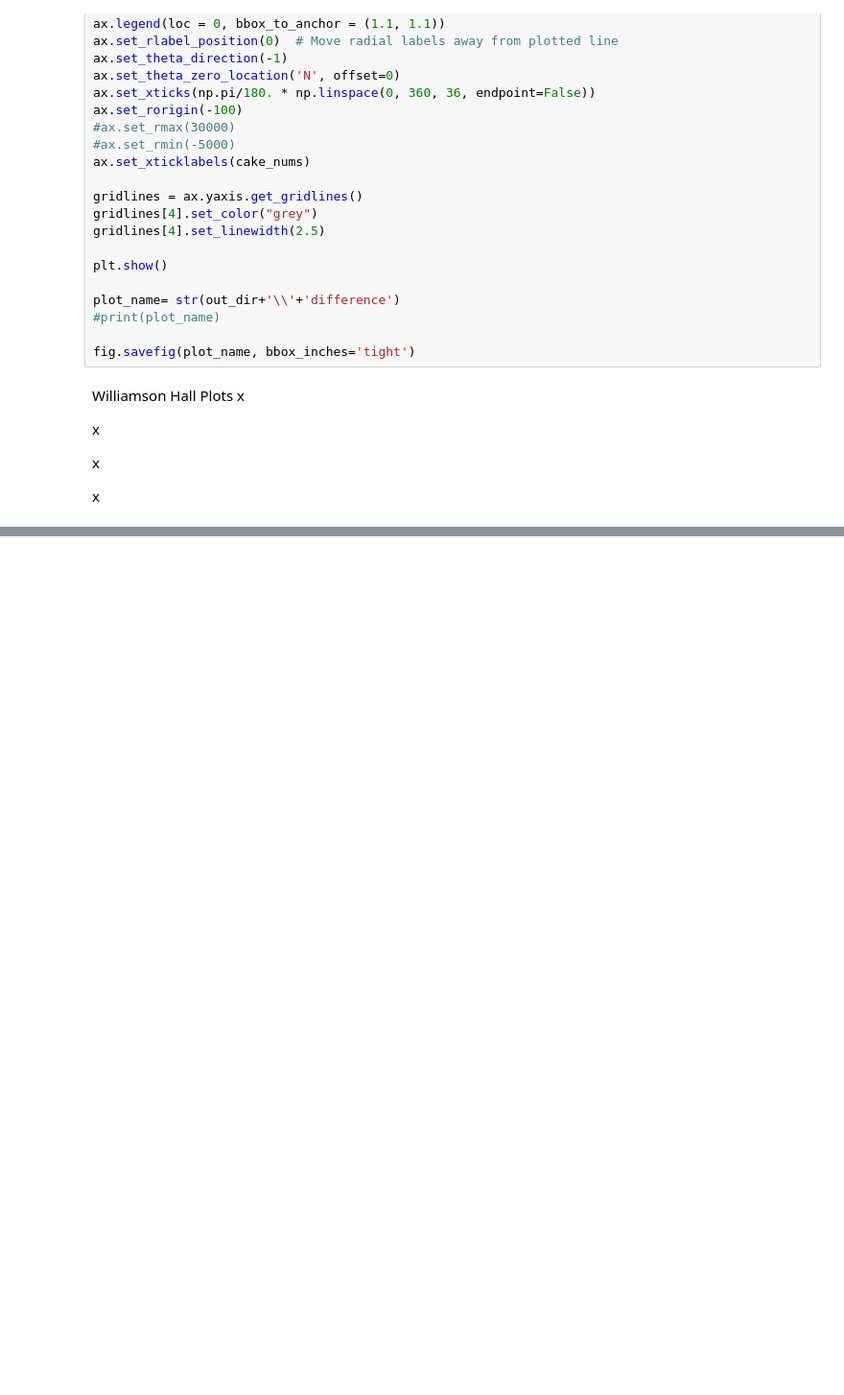
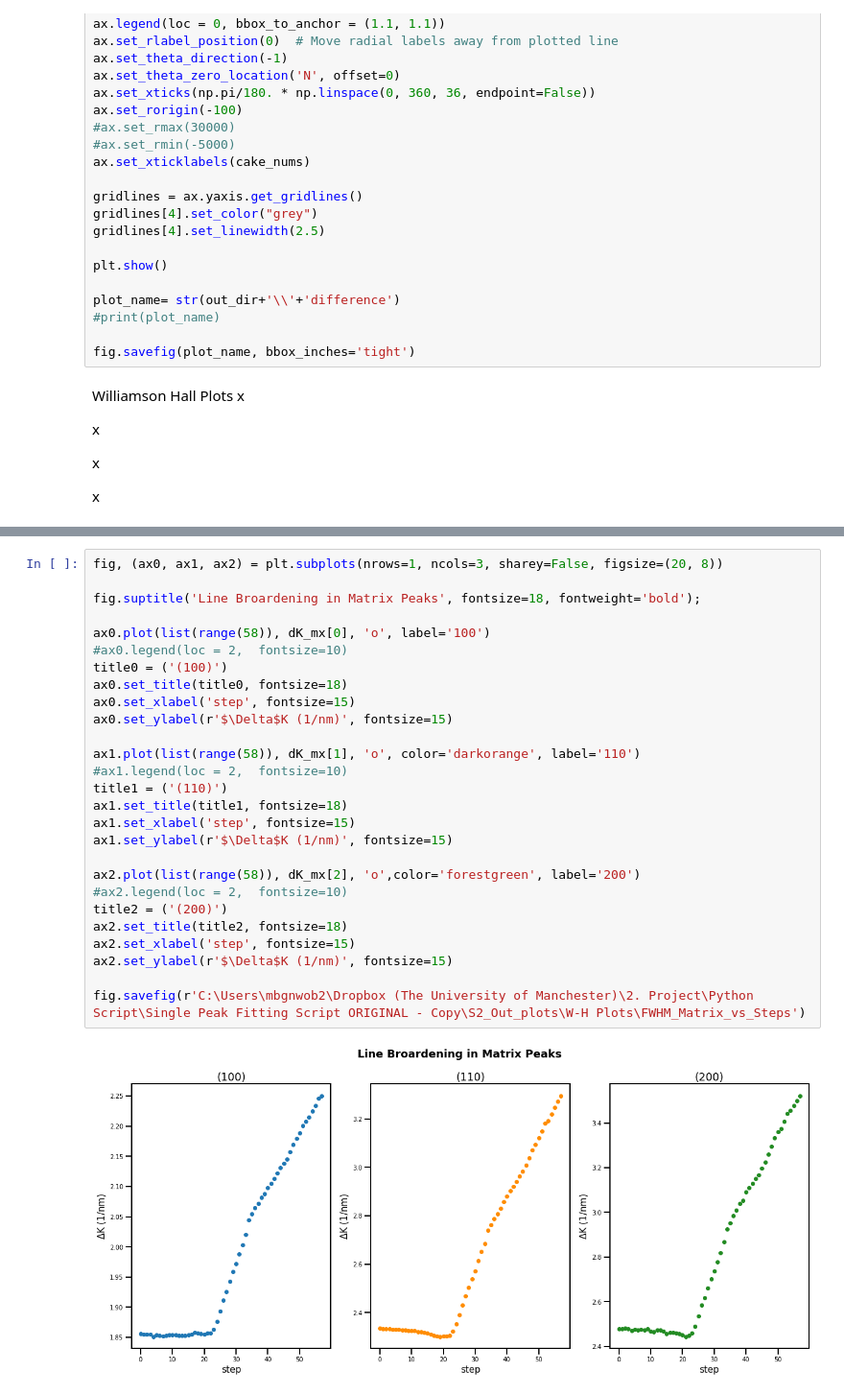
Before and after one commit to Mats-Student-Olie/Double-Peak-Fit, a Jupyter notebook: Compare Strain Across Cakes.ipynb, the cells around one changed output, grey strips where cells are left out. Shown at 96% size. Cells and saved outputs as stored; diff of their text form; blank space fills up the shorter version.

```diff
--- a/Compare Strain Across Cakes.ipynb
+++ b/Compare Strain Across Cakes.ipynb
@@ -1238,0 +1262,29 @@ plt.plot()
+# %%
+fig, (ax0, ax1, ax2) = plt.subplots(nrows=1, ncols=3, sharey=False, figsize=(20, 8))
+
+fig.suptitle('Line Broardening in Matrix Peaks', fontsize=18, fontweight='bold');
+
+ax0.plot(list(range(58)), dK_mx[0], 'o', label='100')
+#ax0.legend(loc = 2,  fontsize=10)
+title0 = ('(100)')
+ax0.set_title(title0, fontsize=18)
+ax0.set_xlabel('step', fontsize=15)
+ax0.set_ylabel(r'$\Delta$K (1/nm)', fontsize=15)
+
+ax1.plot(list(range(58)), dK_mx[1], 'o', color='darkorange', label='110')
+#ax1.legend(loc = 2,  fontsize=10)
+title1 = ('(110)')
+ax1.set_title(title1, fontsize=18)
+ax1.set_xlabel('step', fontsize=15)
+ax1.set_ylabel(r'$\Delta$K (1/nm)', fontsize=15)
+
+ax2.plot(list(range(58)), dK_mx[2], 'o',color='forestgreen', label='200')
+#ax2.legend(loc = 2,  fontsize=10)
+title2 = ('(200)')
+ax2.set_title(title2, fontsize=18)
+ax2.set_xlabel('step', fontsize=15)
+ax2.set_ylabel(r'$\Delta$K (1/nm)', fontsize=15)
+
+fig.savefig(r'C:\Users\mbgnwob2\Dropbox (The University of Manchester)\2. Project\Python Script\Single Peak Fitting Script ORIGINAL - Copy\S2_Out_plots\W-H Plots\FWHM_Matrix_vs_Steps')
+# %% [output]
+[figure, added]
```
Also changed, not shown: parts of 21 cells of this notebook.
